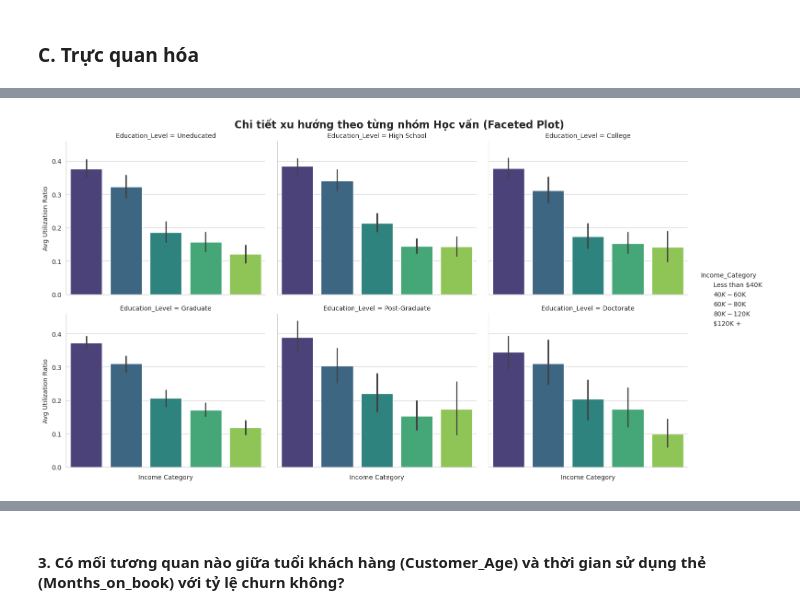
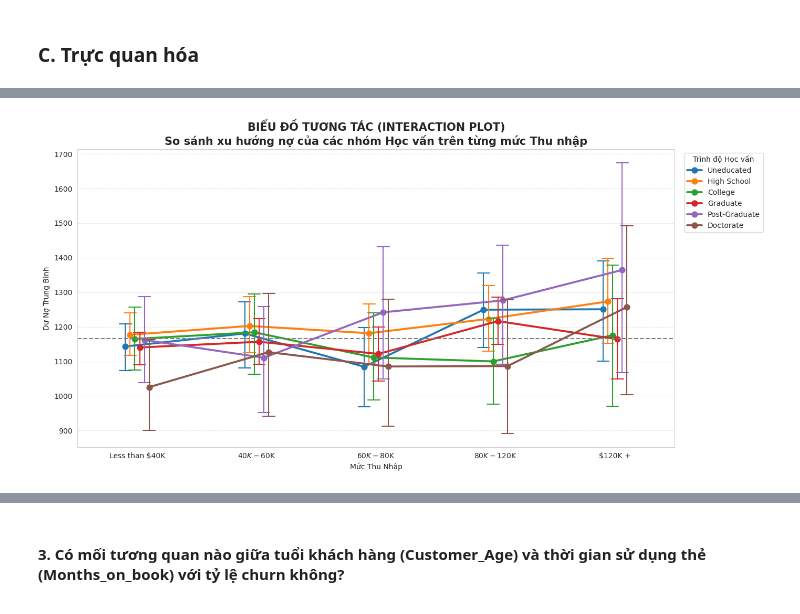
Before and after one commit to Khoa-Neee/P4DS_Final-Project, a Jupyter notebook: Questions.ipynb, the cells around one changed output, grey strips where cells are left out. Cells and saved outputs as stored; diff of their text form; code cells hidden in the pictures.

```diff
--- a/Questions.ipynb
+++ b/Questions.ipynb
@@ -516,66 +607,73 @@ Nhận xét:
 import matplotlib.pyplot as plt
 import seaborn as sns
 
-def visualize_better_anova(df):
-    # 1. ĐỊNH NGHĨA THỨ TỰ (Như cũ - rất quan trọng)
+def visualize_anova(df, target_col='Total_Revolving_Bal'):
+    df_clean = df[~df['Income_Category'].isin(['Unknown'])]
+    df_clean = df_clean[~df_clean['Education_Level'].isin(['Unknown'])]
+
+    # Định nghĩa thứ tự logic (Logic Order)
     income_order = [
         'Less than $40K', '$40K - $60K', '$60K - $80K',
-        '$80K - $120K', '$120K +', 'Unknown'
+        '$80K - $120K', '$120K +'
     ]
     edu_order = [
         'Uneducated', 'High School', 'College',
-        'Graduate', 'Post-Graduate', 'Doctorate', 'Unknown'
+        'Graduate', 'Post-Graduate', 'Doctorate'
     ]
 
-    # Lọc lại order
-    income_order = [x for x in income_order if x in df['Income_Category'].unique()]
-    edu_order = [x for x in edu_order if x in df['Education_Level'].unique()]
-
-    # --- CÁCH 1: BOX PLOT (HIỂN THỊ PHÂN PHỐI & PHƯƠNG SAI) ---
+    # Box plot
     plt.figure(figsize=(16, 8))
     sns.boxplot(
-        data=df,
+        data=df_clean,
         x='Income_Category',
-        y='Avg_Utilization_Ratio',
+        y=target_col,
         hue='Education_Level',
         order=income_order,
         hue_order=edu_order,
-        palette='Set2', # Màu nhẹ nhàng hơn để dễ nhìn các hộp
-        showmeans=True, # Hiển thị thêm dấu tam giác biểu thị giá trị Mean
-        meanprops={"marker":"^", "markerfacecolor":"white", "markeredgecolor":"black"}
+        palette='Blues',     # Dùng tông màu xanh cho chuyên nghiệp
+        linewidth=1,
+        fliersize=3,         # Kích thước điểm ngoại lai nhỏ lại cho đỡ rối
+        showmeans=True,      # Hiển thị dấu tam giác giá trị trung bình
+        meanprops={"marker":"^", "markerfacecolor":"firebrick", "markeredgecolor":"white", "markersize": 8}
     )
-    plt.title('Box Plot: Phân phối Utilization theo Thu nhập & Học vấn\n(Hình dung phương sai ANOVA)', fontsize=14, fontweight='bold')
-    plt.xlabel('Income Category')
-    plt.ylabel('Avg Utilization Ratio')
-    plt.legend(bbox_to_anchor=(1.01, 1), loc='upper left', title='Education')
+
+    plt.title(f'Phân phối Dư nợ ({target_col}) theo Thu nhập & Học vấn\n(Tam giác đỏ = Giá trị trung bình)', fontsize=15, fontweight='bold')
+    plt.xlabel('Mức Thu Nhập')
+    plt.ylabel('Dư Nợ Quay Vòng')
+    plt.legend(bbox_to_anchor=(1.01, 1), loc='upper left', title='Trình độ Học vấn')
     plt.grid(True, axis='y', linestyle='--', alpha=0.3)
     plt.tight_layout()
     plt.show()
 
-    # --- CÁCH 2: FACET GRID (TÁCH NHỎ ĐỂ XEM XU HƯỚNG RÕ HƠN) ---
-    # Dùng catplot để tạo lưới biểu đồ
-    g = sns.catplot(
-        data=df,
+    plt.figure(figsize=(14, 7))
+
+    sns.pointplot(
+        data=df_clean,
         x='Income_Category',
-        y='Avg_Utilization_Ratio',
-        col='Education_Level', # Tách mỗi Học vấn thành 1 biểu đồ riêng
-        col_wrap=3,            # Mỗi hàng 3 biểu đồ
-        kind='bar',            # Dùng Bar plot hoặc Point plot
+        y=target_col,
+        hue='Education_Level',
         order=income_order,
-        col_order=edu_order,
-        palette='viridis',
-        errorbar=('ci', 95),   # Hiển thị khoảng tin cậy
-        height=4,
-        aspect=1.2
+        hue_order=edu_order,
+        palette='tab10',      # Màu sắc tương phản cao để phân biệt các đường
+        markers='o',
+        linestyles='-',
+        dodge=0.2,            # Tách nhẹ các điểm để không đè lên nhau
+        err_kws={'linewidth': 1.5}, # Độ dày thanh sai số (Error bar)
+        capsize=0.1
     )
 
-    # Tinh chỉnh thẩm mỹ
-    g.fig.suptitle('Chi tiết xu hướng theo từng nhóm Học vấn (Faceted Plot)', y=1.02, fontsize=16, fontweight='bold')
-    g.set_xticklabels(rotation=45)
-    g.set_axis_labels("Income Category", "Avg Utilization Ratio")
+    plt.title('BIỂU ĐỒ TƯƠNG TÁC (INTERACTION PLOT)\nSo sánh xu hướng nợ của các nhóm Học vấn trên từng mức Thu nhập', fontsize=15, fontweight='bold')
+    plt.xlabel('Mức Thu Nhập')
+    plt.ylabel('Dư Nợ Trung Bình')
+    plt.legend(bbox_to_anchor=(1.01, 1), loc='upper left', title='Trình độ Học vấn')
+    plt.grid(True, axis='y', linestyle='--', alpha=0.5)
 
+    # Vẽ thêm đường tham chiếu trung bình chung
+    grand_mean = df_clean[target_col].mean()
+    plt.axhline(grand_mean, color='gray', linestyle='--', label=f'Trung bình chung ({grand_mean:.0f})')
+
+    plt.tight_layout()
     plt.show()
 
-# --- CHẠY THỬ ---
-visualize_better_anova(df2)
+visualize_anova(df2, 'Total_Revolving_Bal')
 # %% [output]
@@ -586,2 +681,2 @@ Passing `palette` without assigning `hue` is deprecated and will be removed in v
-[figure, old version]
+[figure, new version]
 # %% [markdown]
```
Also changed, not shown: parts of 40 cells of this notebook, 3 other files.
